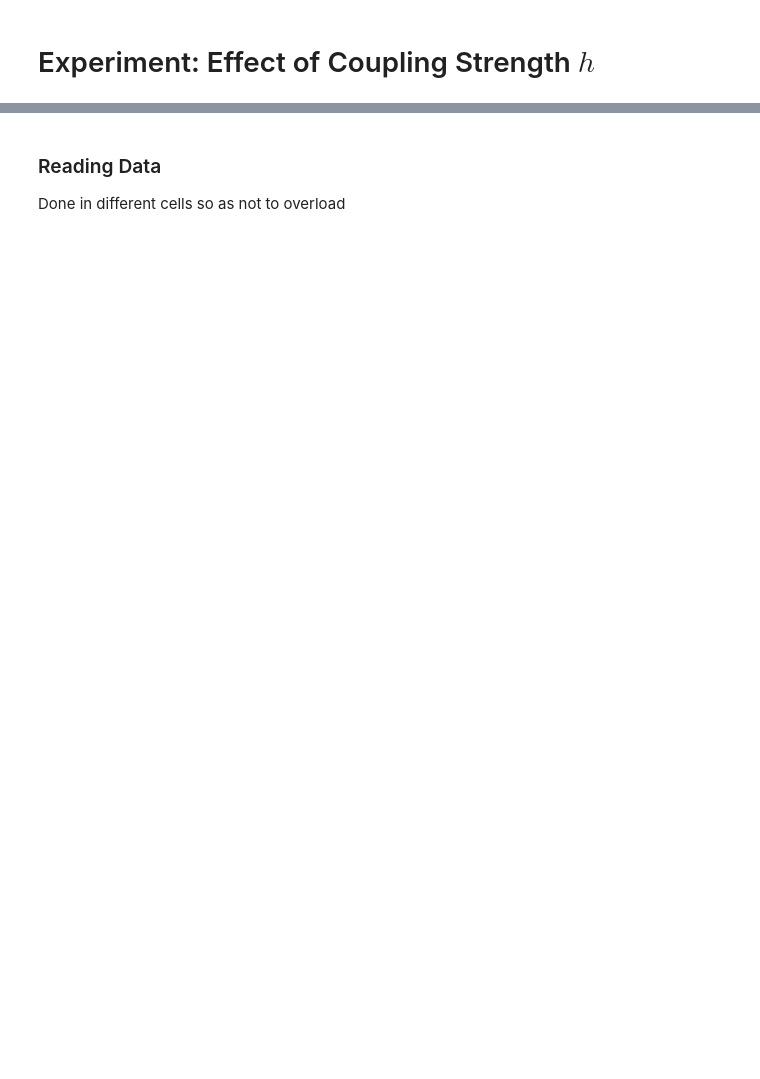
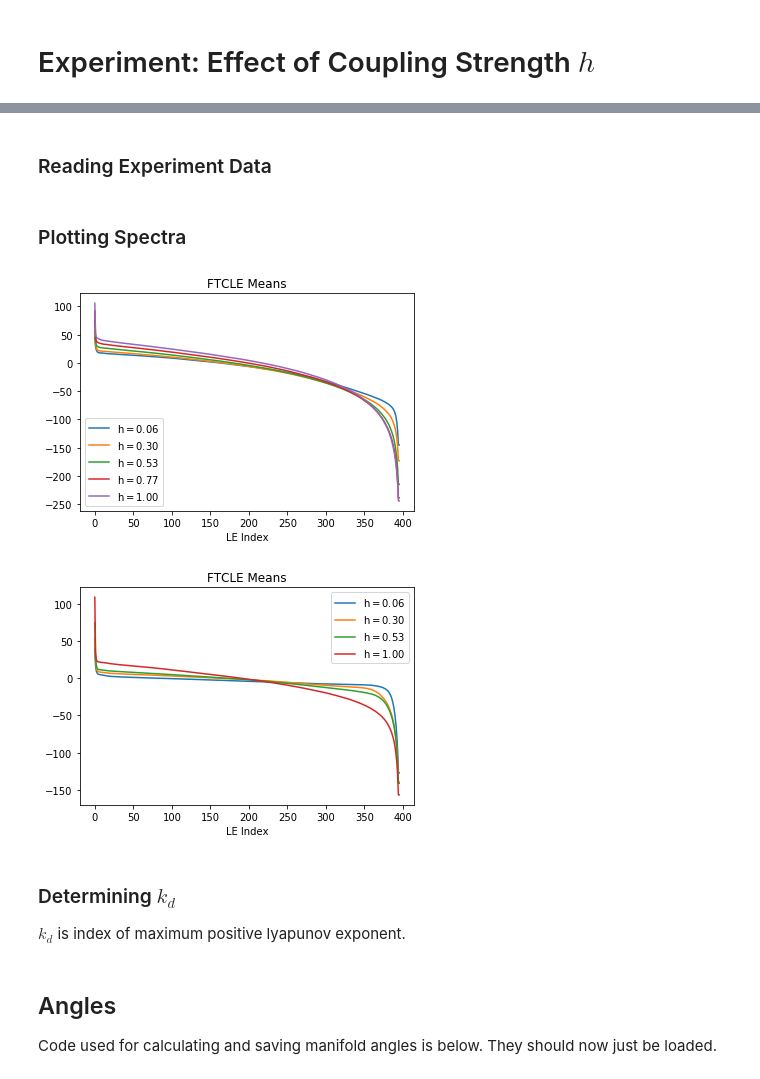
Before and after one commit to CalvinNesbitt/Lorenz-96-Two-Layer, a Jupyter notebook: Coupling-Effect.ipynb, the cells around one changed output, grey strips where cells are left out. Saved outputs shown, nothing was run; the diff lists cells and outputs as text; code cells hidden in the pictures; blank space fills up the shorter version.

```diff
--- a/Coupling-Effect.ipynb
+++ b/Coupling-Effect.ipynb
@@ -33,0 +34,23 @@ Here we compare the angles between the positive CLV and negative CLV spaces.
+# %% [markdown]
+### Reading Experiment Data
+# %%
+h_experiment=[]
+for i in tqdm(range(1, 6)):
+    ds = xr.open_mfdataset(f'h-effect/{i}/step5/*.nc', parallel=True, combine='by_coords', concat_dim='time')
+    h_experiment.append(ds)
+# %%
+h_noFf=[]
+for i in tqdm([1,2,3,5]):
+    ds = xr.open_mfdataset(f'h-test-noFf/{i}/step5/*.nc', parallel=True, combine='by_coords', concat_dim='time')
+    h_noFf.append(ds)
+# %% [markdown]
+### Plotting Spectra
+# %%
+for experiment in [h_experiment, h_noFf]:
+    spectra_parameter(experiment, 'h')
+# %% [output]
+[figure, added]
+[figure, added]
+# %% [markdown]
+### Determining $k_d$
+$k_d$ is index of maximum positive lyapunov exponent.
@@ -34,5 +68,5 @@ Here we compare the angles between the positive CLV and negative CLV spaces.
+# %% [markdown]
+## Angles
+Code used for calculating and saving manifold angles is below. They should now just be loaded.
 # %%
 from scipy.linalg import subspace_angles
-# %% [markdown]
-### Reading Data
-Done in different cells so as not to overload
```
Also changed, not shown: parts of 96 cells of this notebook, 9 other files.
